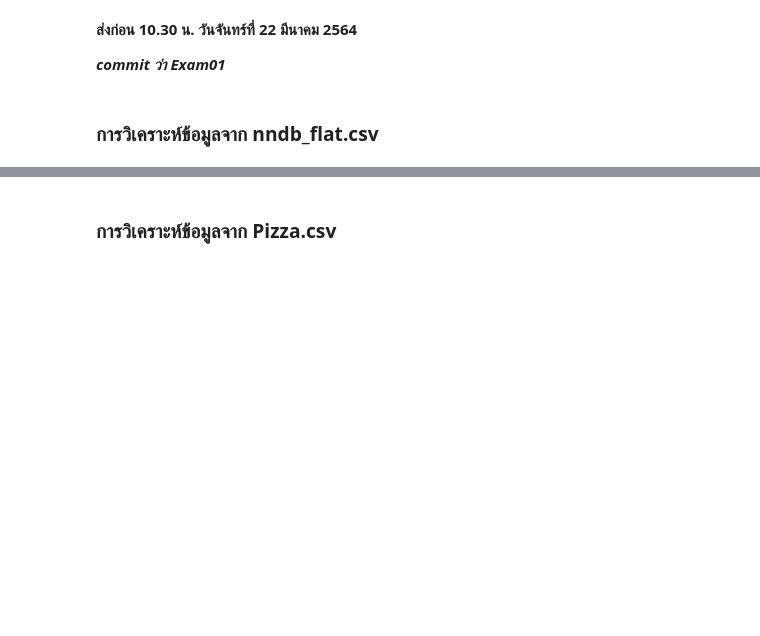
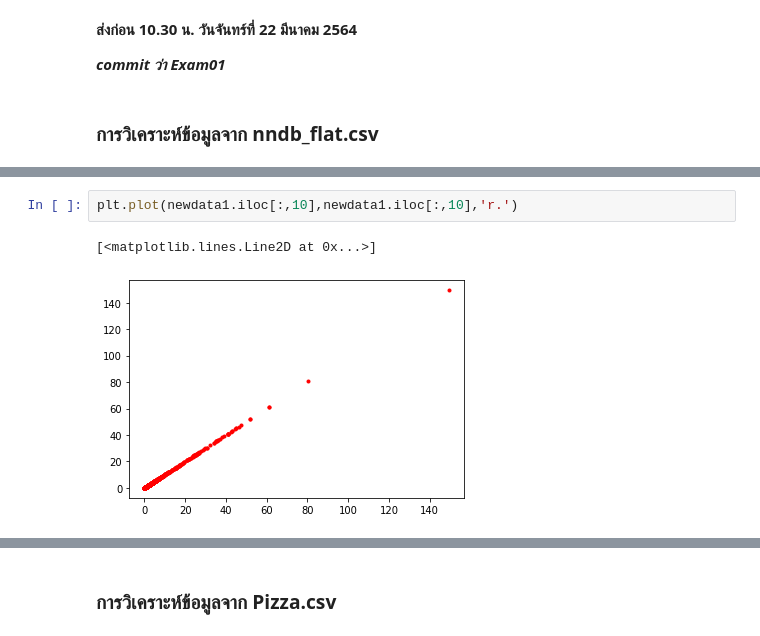
Before and after one commit to kittimaxz/multivariate, a Jupyter notebook: Exam01.ipynb, the cells around one changed output, grey strips where cells are left out. Drawn from its saved outputs; the diff is of its cells as text; blank space fills up the shorter version.

```diff
--- a/Exam01.ipynb
+++ b/Exam01.ipynb
@@ -10,0 +135,5 @@
+# %%
+plt.plot(newdata1.iloc[:,10],newdata1.iloc[:,10],'r.')
+# %% [output]
+[<matplotlib.lines.Line2D at 0x...>]
+[figure, added]
```
Also changed, not shown: parts of 48 cells of this notebook.
